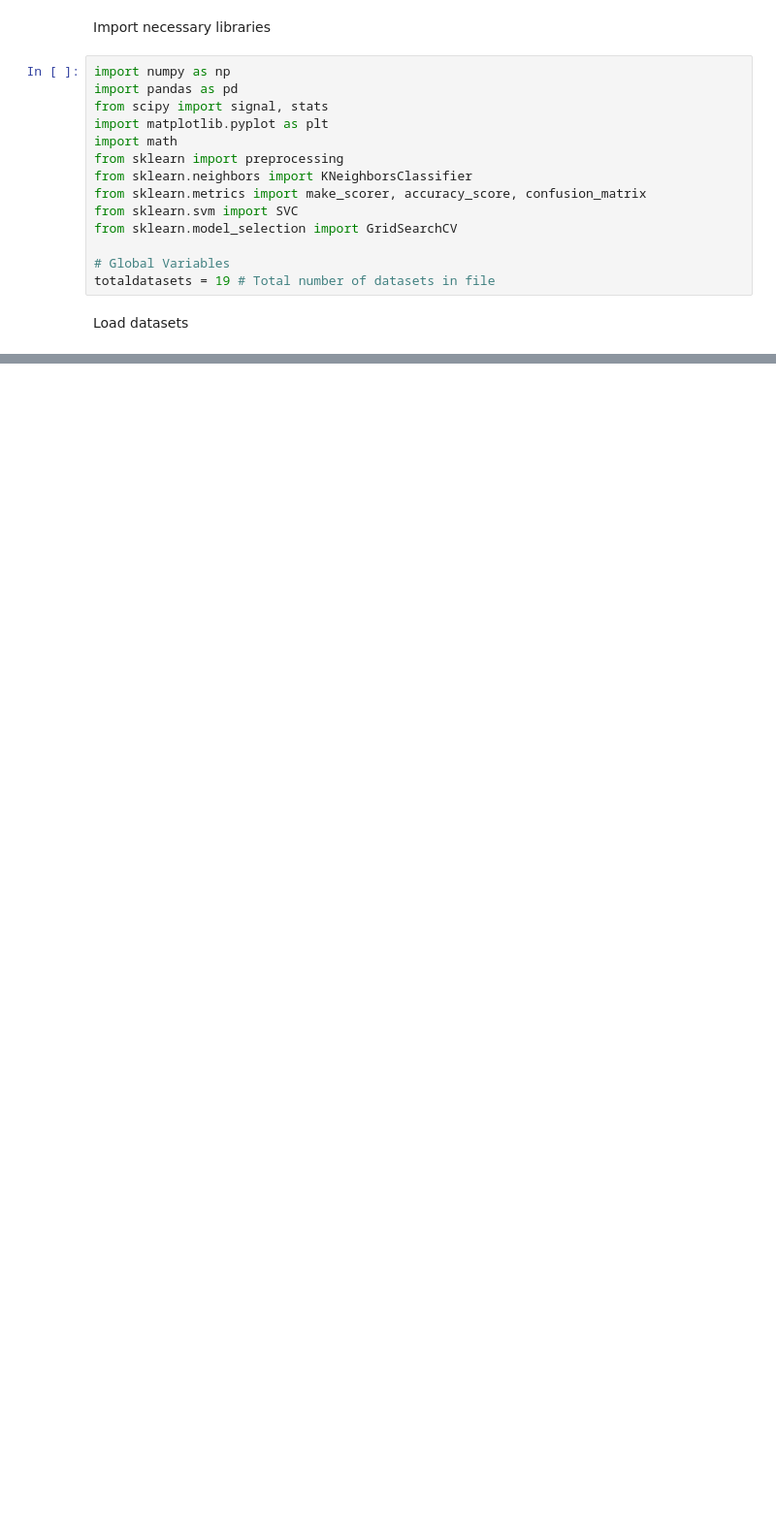
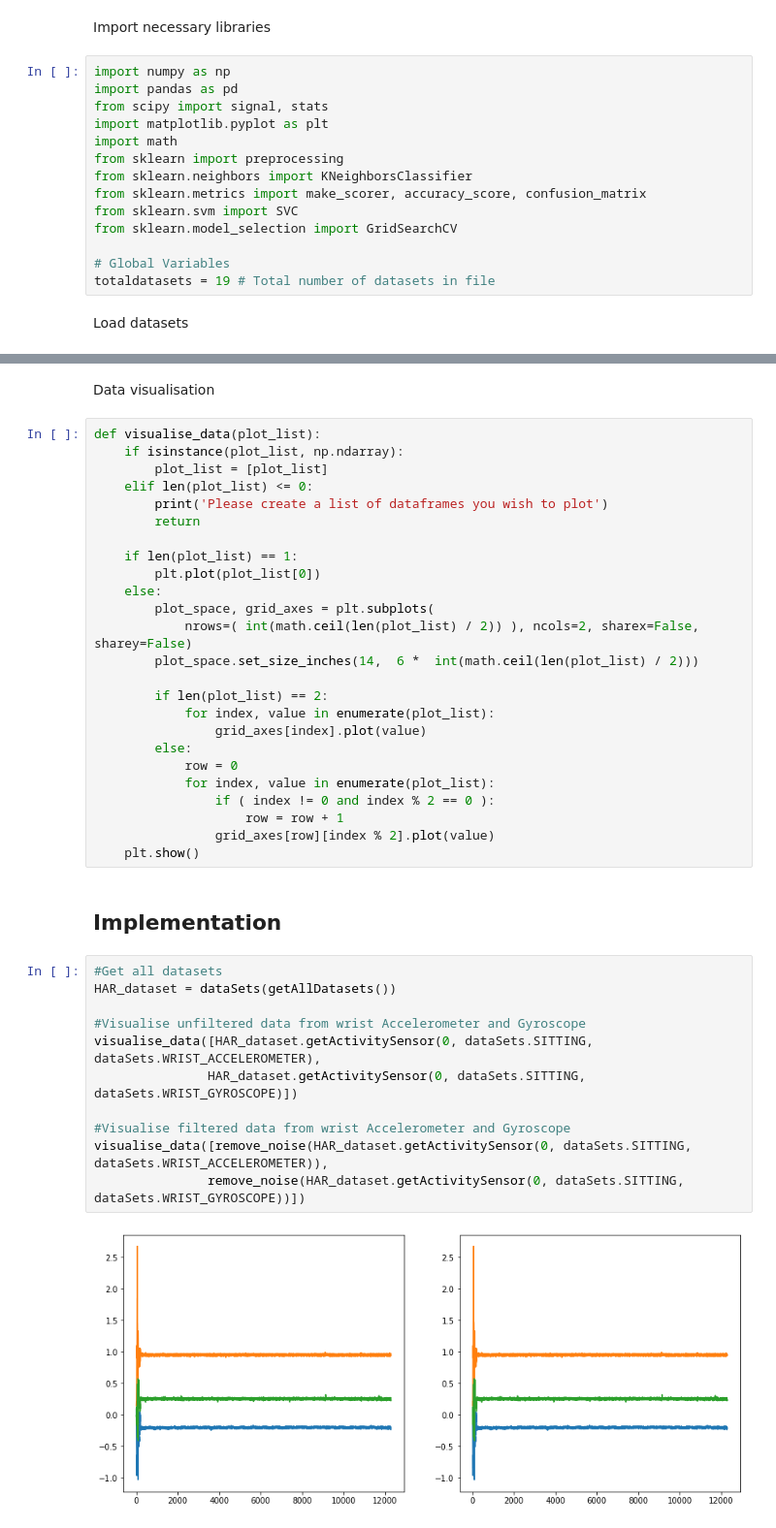
Before and after one commit to 42089069/COMP255_HAR_Project, a Jupyter notebook: HumanActivityRecognitionProject.ipynb, the cells around one changed output, grey strips where cells are left out. Shown at 97% size. Saved outputs shown, nothing was run; the diff lists cells and outputs as text; blank space fills up the shorter version.

```diff
--- a/HumanActivityRecognitionProject.ipynb
+++ b/HumanActivityRecognitionProject.ipynb
@@ -221,0 +90,42 @@ deal with dataset 19
+# %% [markdown]
+Data visualisation
+# %%
+def visualise_data(plot_list):
+    if isinstance(plot_list, np.ndarray):
+        plot_list = [plot_list]
+    elif len(plot_list) <= 0:
+        print('Please create a list of dataframes you wish to plot')
+        return
+
+    if len(plot_list) == 1:
+        plt.plot(plot_list[0])
+    else:
+        plot_space, grid_axes = plt.subplots(
+            nrows=( int(math.ceil(len(plot_list) / 2)) ), ncols=2, sharex=False, sharey=False)
+        plot_space.set_size_inches(14,  6 *  int(math.ceil(len(plot_list) / 2)))
+
+        if len(plot_list) == 2:
+            for index, value in enumerate(plot_list):
+                grid_axes[index].plot(value)
+        else:
+            row = 0
+            for index, value in enumerate(plot_list):
+                if ( index != 0 and index % 2 == 0 ):
+                    row = row + 1
+                grid_axes[row][index % 2].plot(value)
+    plt.show()
+# %% [markdown]
+## Implementation
+# %%
+#Get all datasets
+HAR_dataset = dataSets(getAllDatasets())
+
+#Visualise unfiltered data from wrist Accelerometer and Gyroscope
+visualise_data([HAR_dataset.getActivitySensor(0, dataSets.SITTING, dataSets.WRIST_ACCELEROMETER),
+               HAR_dataset.getActivitySensor(0, dataSets.SITTING, dataSets.WRIST_GYROSCOPE)])
+
+#Visualise filtered data from wrist Accelerometer and Gyroscope
+visualise_data([remove_noise(HAR_dataset.getActivitySensor(0, dataSets.SITTING, dataSets.WRIST_ACCELEROMETER)),
+               remove_noise(HAR_dataset.getActivitySensor(0, dataSets.SITTING, dataSets.WRIST_GYROSCOPE))])
+# %% [output]
+[figure, added]
```
Also changed, not shown: parts of 25 cells of this notebook, 5 other files.
